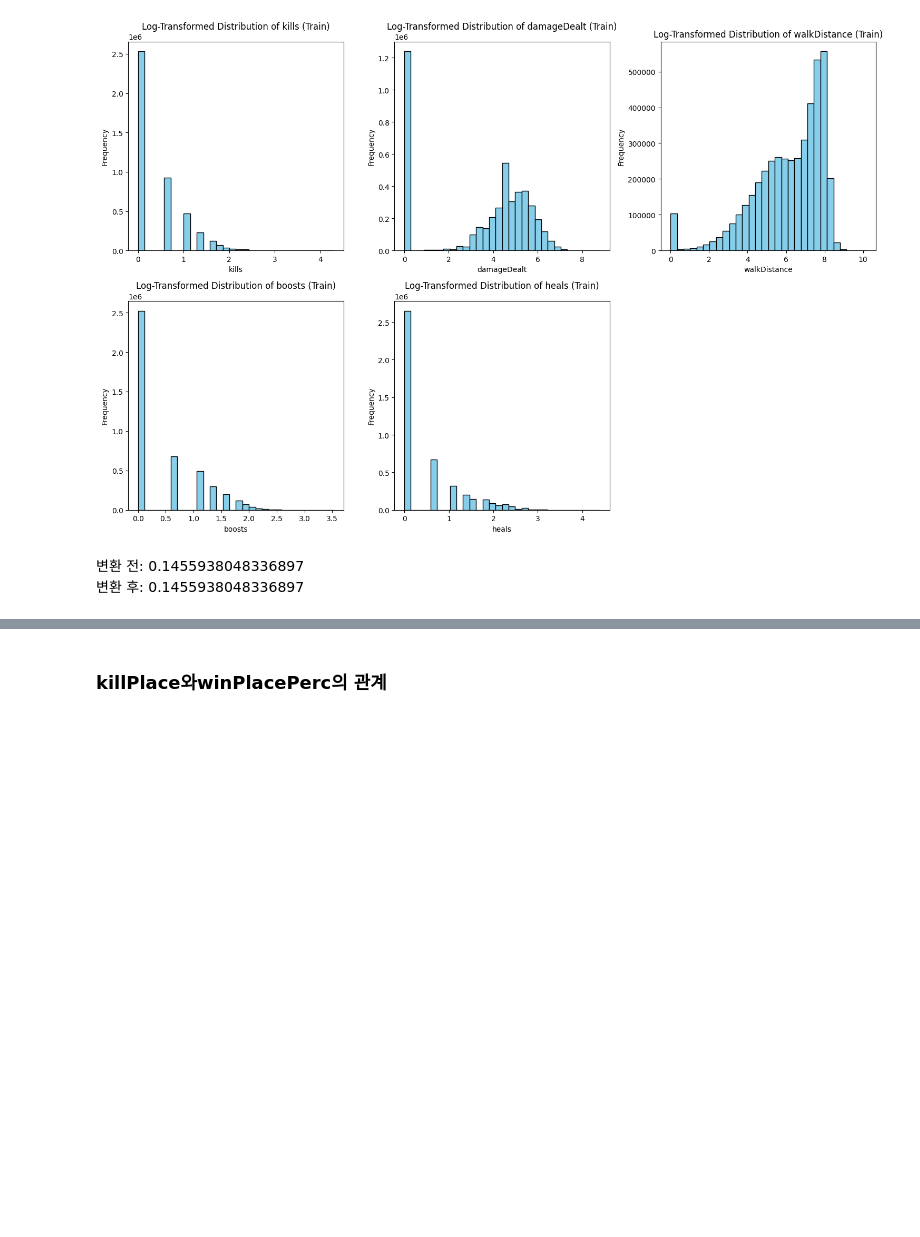
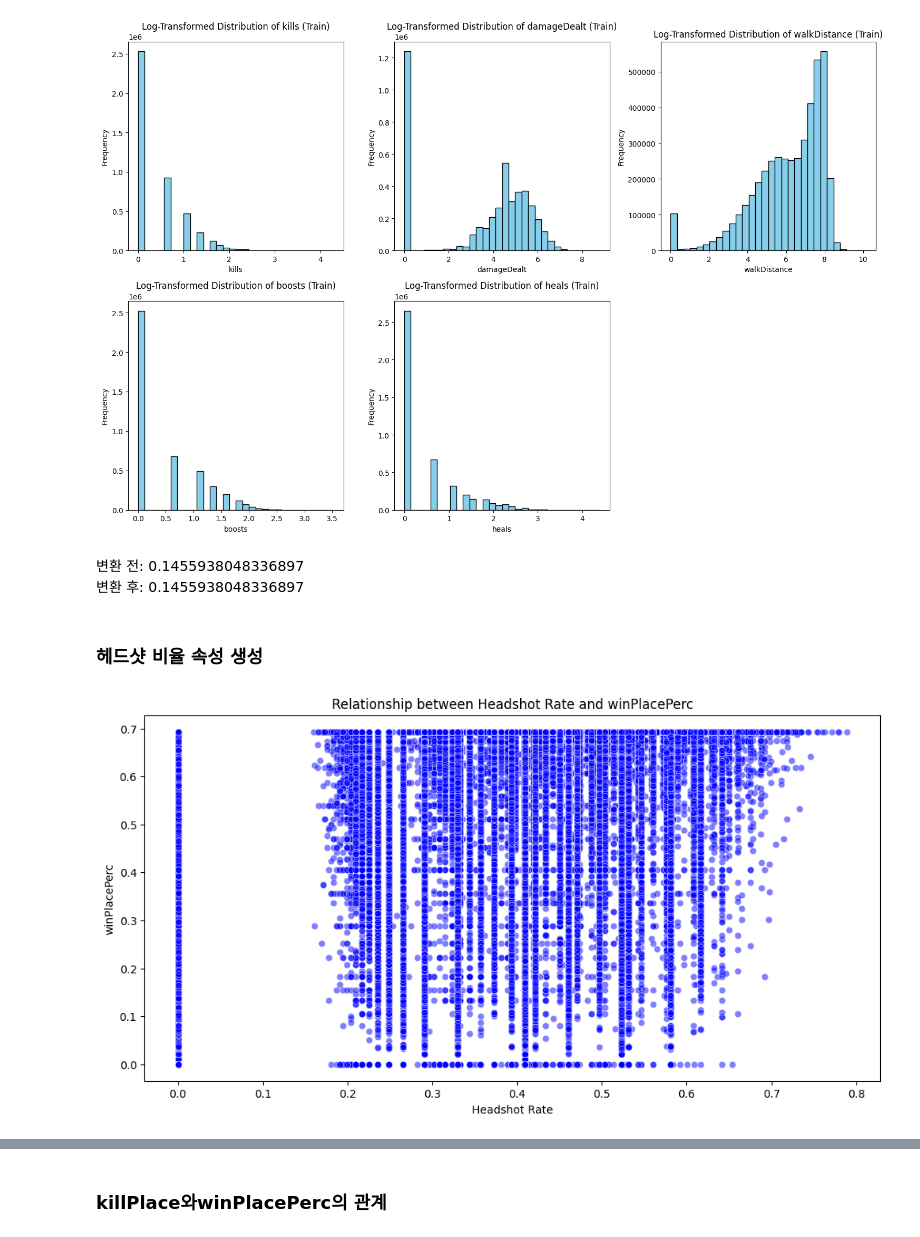
Before and after one commit to p-garden/data-solution, a Jupyter notebook: BATTLRGROUND/notebooke3a40bfc51.ipynb, the cells around one changed output, grey strips where cells are left out. Saved outputs shown, nothing was run; the diff lists cells and outputs as text; code cells hidden in the pictures; blank space fills up the shorter version.

Commit message:
Kaggle Notebook | Battleground_rank_pred | eda + 전처리 + 베이스라인모델 완성

```diff
--- a/BATTLRGROUND/notebooke3a40bfc51.ipynb
+++ b/BATTLRGROUND/notebooke3a40bfc51.ipynb
@@ -382,9 +379,0 @@ plt.show()
-# %%
-train['is_zero_winPoints'] = (train['winPoints'] == 0).astype(int)
-train['is_zero_killPoints'] = (train['killPoints'] == 0).astype(int)
-train['is_zero_rankPoints'] = (train['rankPoints'] == 0).astype(int)
-# %%
-# 로그 변환 (0을 제외한 나머지 값들만)
-train['winPoints_log'] = train['winPoints'].apply(lambda x: np.log1p(x) if x > 0 else 0)
-train['killPoints_log'] = train['killPoints'].apply(lambda x: np.log1p(x) if x > 0 else 0)
-train['rankPoints_log'] = train['rankPoints'].apply(lambda x: np.log1p(x) if x > 0 else 0)
@@ -428,13 +385,13 @@ numeric_columns = train.select_dtypes(include=[np.number]).columns
 # train 데이터 로그 변환
 train_log_transformed = train.copy()
 for col in numeric_columns:
-    train_log_transformed[col] = np.log1p(train_log_transformed[col])
+    train[col] = np.log1p(train_log_transformed[col])
 
 # test 데이터 로그 변환
 test_log_transformed = test.copy()
 for col in numeric_columns:
     if col in test_log_transformed.columns:
-        test_log_transformed[col] = np.log1p(test_log_transformed[col])
+        test[col] = np.log1p(test_log_transformed[col])
 # %%
 # 로그 변환된 후 몇 가지 주요 수치형 변수 선택
 selected_columns = ['kills', 'damageDealt', 'walkDistance', 'boosts', 'heals']
@@ -459,3 +416,16 @@ plt.show()
 # %% [markdown]
 변환 전:  0.1455938048336897
 변환 후:  0.1455938048336897
+# %% [markdown]
+### 헤드샷 비율 속성 생성
+# %%
+train['headshot_rate'] = train['headshotKills'] / (train['kills'] + 1)
+# %%
+plt.figure(figsize=(12, 6))
+sns.scatterplot(data=train, x='headshot_rate', y='winPlacePerc', alpha=0.5, color='blue')
+plt.title("Relationship between Headshot Rate and winPlacePerc")
+plt.xlabel("Headshot Rate")
+plt.ylabel("winPlacePerc")
+plt.show()
+# %% [output]
+[figure, added]
```
Also changed, not shown: parts of 35 cells of this notebook.
